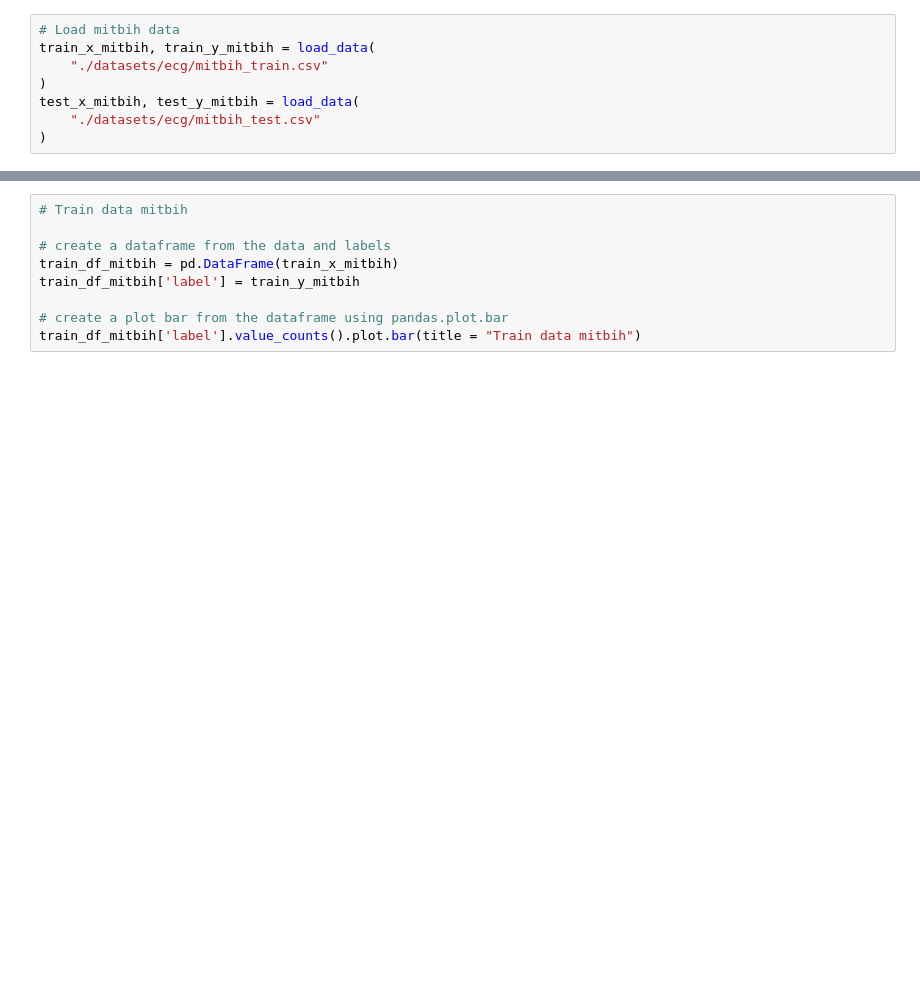
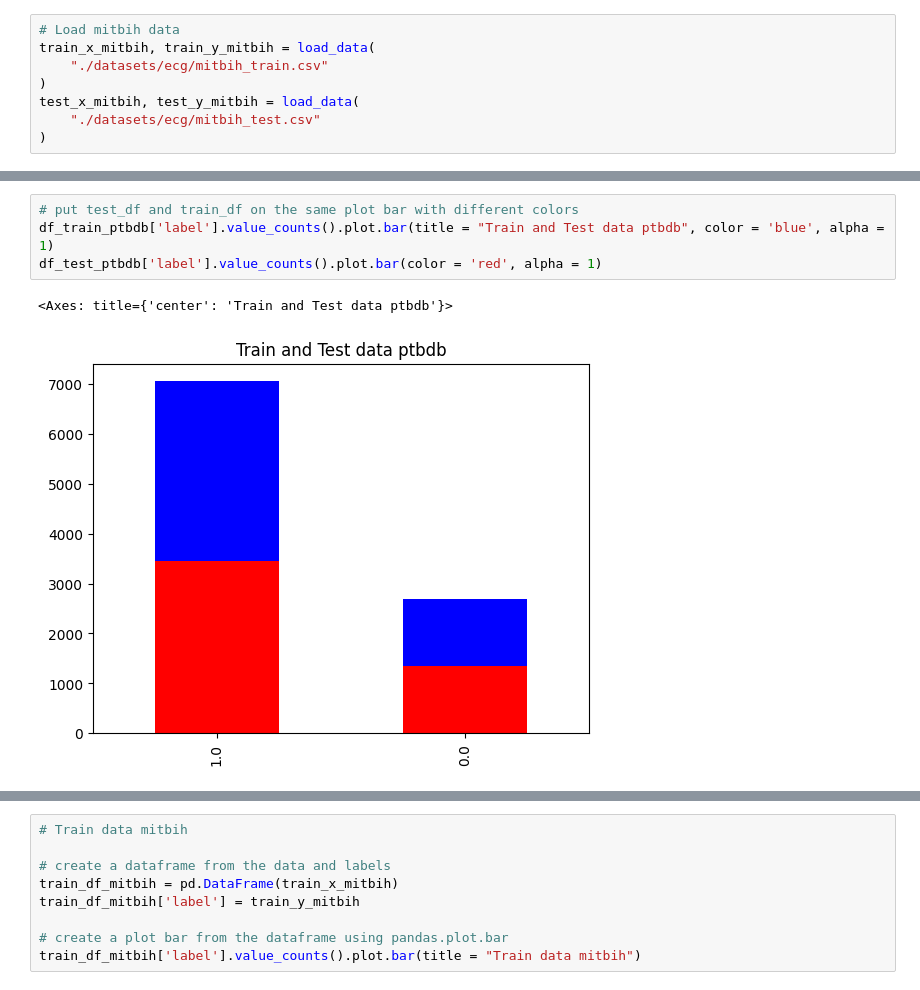
Before and after one commit to iandreileo/machine-learning-homework, a Jupyter notebook: homework_mitbih.ipynb, the cells around one changed output, grey strips where cells are left out. Cells and saved outputs as stored; diff of their text form; blank space fills up the shorter version.

```diff
--- a/homework_mitbih.ipynb
+++ b/homework_mitbih.ipynb
@@ -38,0 +81,7 @@ test_x_mitbih, test_y_mitbih = load_data(
+# %%
+# put test_df and train_df on the same plot bar with different colors
+df_train_ptbdb['label'].value_counts().plot.bar(title = "Train and Test data ptbdb", color = 'blue', alpha = 1)
+df_test_ptbdb['label'].value_counts().plot.bar(color = 'red', alpha = 1)
+# %% [output]
+<Axes: title={'center': 'Train and Test data ptbdb'}>
+[figure, added]
```
Also changed, not shown: parts of 17 cells of this notebook.
